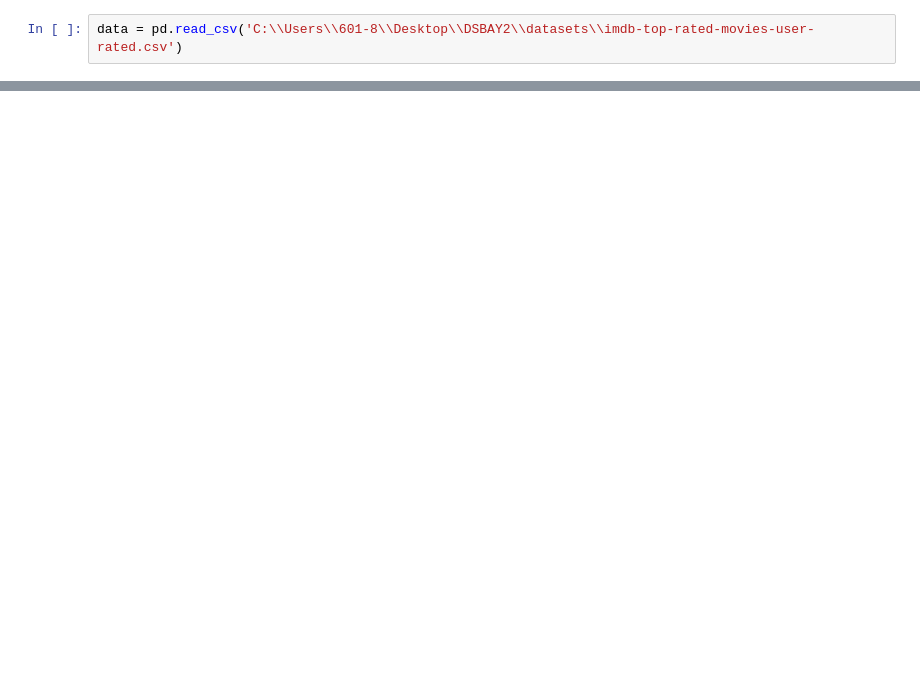
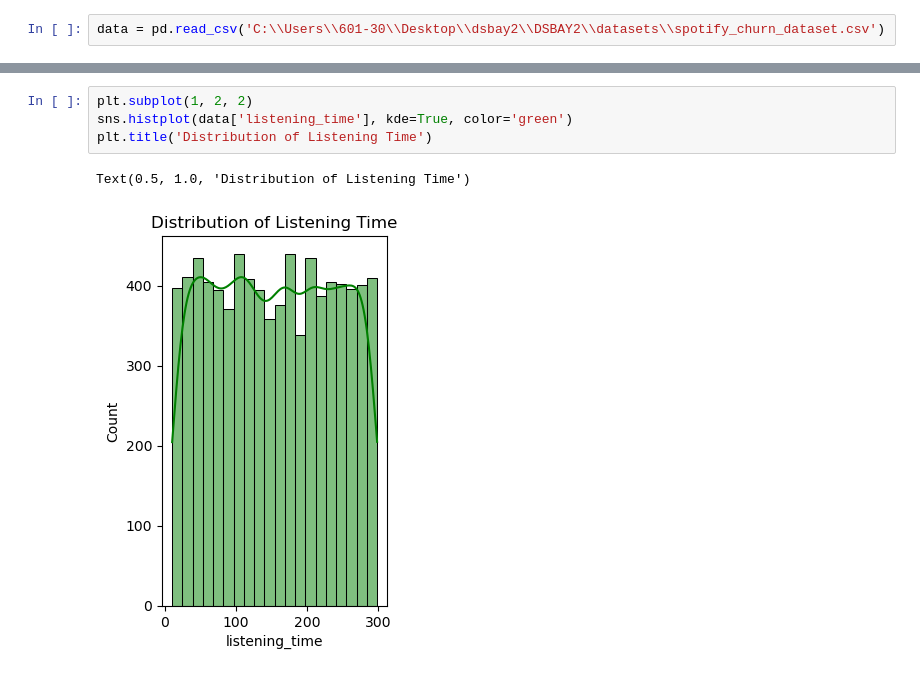
Before and after one commit to nightymighty68/DSBAY2, a Jupyter notebook: test1.ipynb, the cells around one changed output, grey strips where cells are left out. Drawn from its saved outputs; the diff is of its cells as text; blank space fills up the shorter version.

```diff
--- a/test1.ipynb
+++ b/test1.ipynb
@@ -4,5 +6,5 @@ import matplotlib.pyplot as plt
 # %%
-data = pd.read_csv('C:\\Users\\601-8\\Desktop\\DSBAY2\\datasets\\imdb-top-rated-movies-user-rated.csv')
+data = pd.read_csv('C:\\Users\\601-30\\Desktop\\dsbay2\\DSBAY2\\datasets\\spotify_churn_dataset.csv')
 # %%
 # Display the first few rows of the dataframe
 data.head(6)
@@ -16,0 +41,7 @@ data.head(6)
+# %%
+plt.subplot(1, 2, 2)
+sns.histplot(data['listening_time'], kde=True, color='green')
+plt.title('Distribution of Listening Time')
+# %% [output]
+Text(0.5, 1.0, 'Distribution of Listening Time')
+[figure, added]
```
Also changed, not shown: parts of 11 cells of this notebook.
